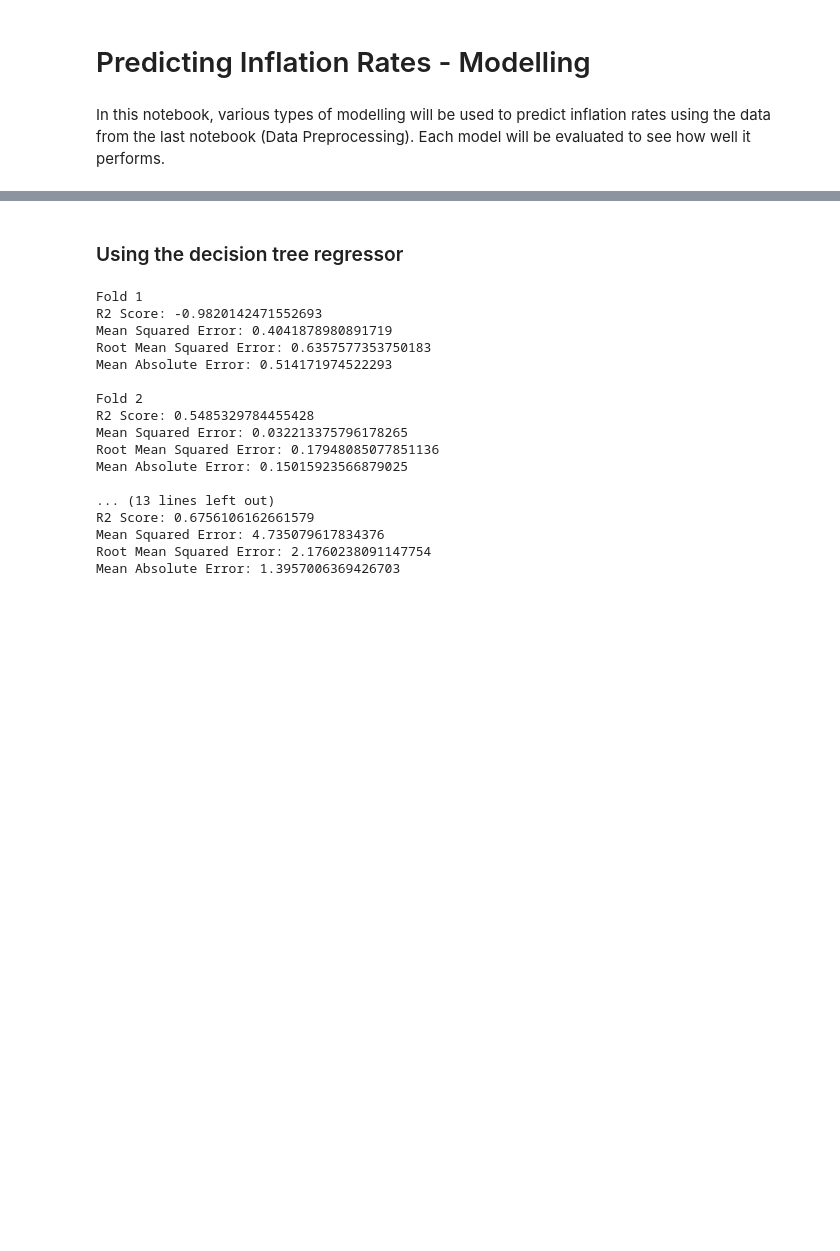
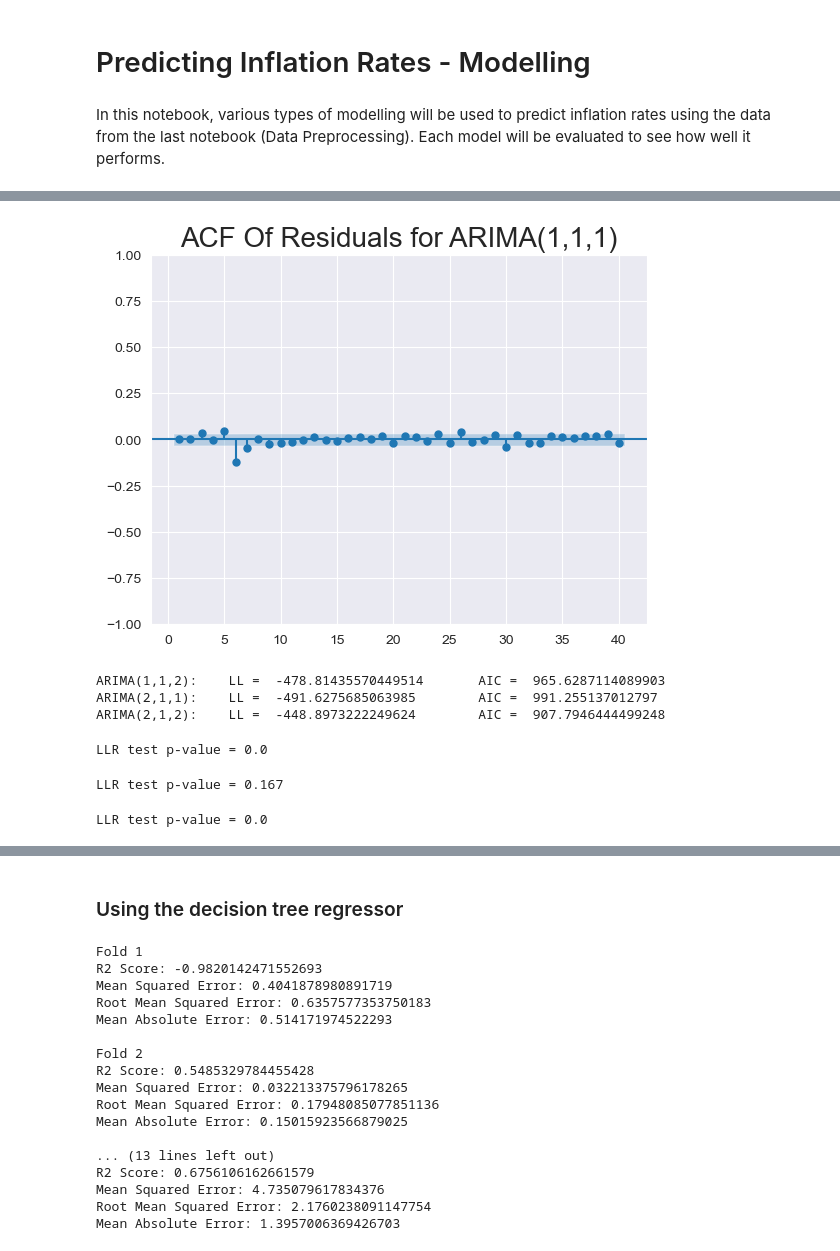
Before and after one commit to Thaps/ProjectPro, a Jupyter notebook: My Projects/Botswana Inflation/Notebooks/Modelling.ipynb, the cells around one changed output, grey strips where cells are left out. Saved outputs shown, nothing was run; the diff lists cells and outputs as text; code cells hidden in the pictures; blank space fills up the shorter version.

```diff
--- a/My Projects/Botswana Inflation/Notebooks/Modelling.ipynb
+++ b/My Projects/Botswana Inflation/Notebooks/Modelling.ipynb
@@ -35,0 +38,3 @@ df.drop(columns=['Unnamed: 0'], inplace=True)
+# %%
+df.set_index('date', inplace=True)
+df.head()
@@ -35,0 +69,4 @@ df.drop(columns=['Unnamed: 0'], inplace=True)
+# %%
+model_ar_1_i_1_ma_1 = ARIMA(df['CPI'], order=(1,1,1))
+results_ar_1_i_1_ma_1 = model_ar_1_i_1_ma_1.fit()
+results_ar_1_i_1_ma_1.summary()
@@ -35,0 +92,7 @@ df.drop(columns=['Unnamed: 0'], inplace=True)
+# %%
+df['res_ar_1_i_1_ma_1'] = results_ar_1_i_1_ma_1.resid
+sgt.plot_acf(df.res_ar_1_i_1_ma_1, zero = False, lags = 40)
+plt.title("ACF Of Residuals for ARIMA(1,1,1)",size=20)
+plt.show()
+# %% [output]
+[figure, added]
@@ -35,0 +111,22 @@ df.drop(columns=['Unnamed: 0'], inplace=True)
+# %%
+print("ARIMA(1,1,2):  \t LL = ", results_ar_1_i_1_ma_2.llf, "\t AIC = ", results_ar_1_i_1_ma_2.aic)
+print("ARIMA(2,1,1):  \t LL = ", results_ar_2_i_1_ma_1.llf, "\t AIC = ", results_ar_2_i_1_ma_1.aic)
+print("ARIMA(2,1,2):  \t LL = ", results_ar_2_i_1_ma_2.llf, "\t AIC = ", results_ar_2_i_1_ma_2.aic)
+# %% [output]
+ARIMA(1,1,2):    LL =  -478.81435570449514       AIC =  965.6287114089903
+ARIMA(2,1,1):    LL =  -491.6275685063985        AIC =  991.255137012797
+ARIMA(2,1,2):    LL =  -448.8973222249624        AIC =  907.7946444499248
+# %%
+print("\nLLR test p-value = " + str(LLR_test(model_ar_1_i_1_ma_1, model_ar_2_i_1_ma_2, DF=2)))
+# %% [output]
+LLR test p-value = 0.0
+# %%
+# Check with LLR test
+print("\nLLR test p-value = " + str(LLR_test(model_ar_1_i_1_ma_1, model_ar_2_i_1_ma_1, DF=1)))
+# %% [output]
+LLR test p-value = 0.167
+# %%
+# Check with LLR test
+print("\nLLR test p-value = " + str(LLR_test(model_ar_2_i_1_ma_1, model_ar_2_i_1_ma_2, DF=1)))
+# %% [output]
+LLR test p-value = 0.0
```
Also changed, not shown: parts of 35 cells of this notebook, 11 other files.
